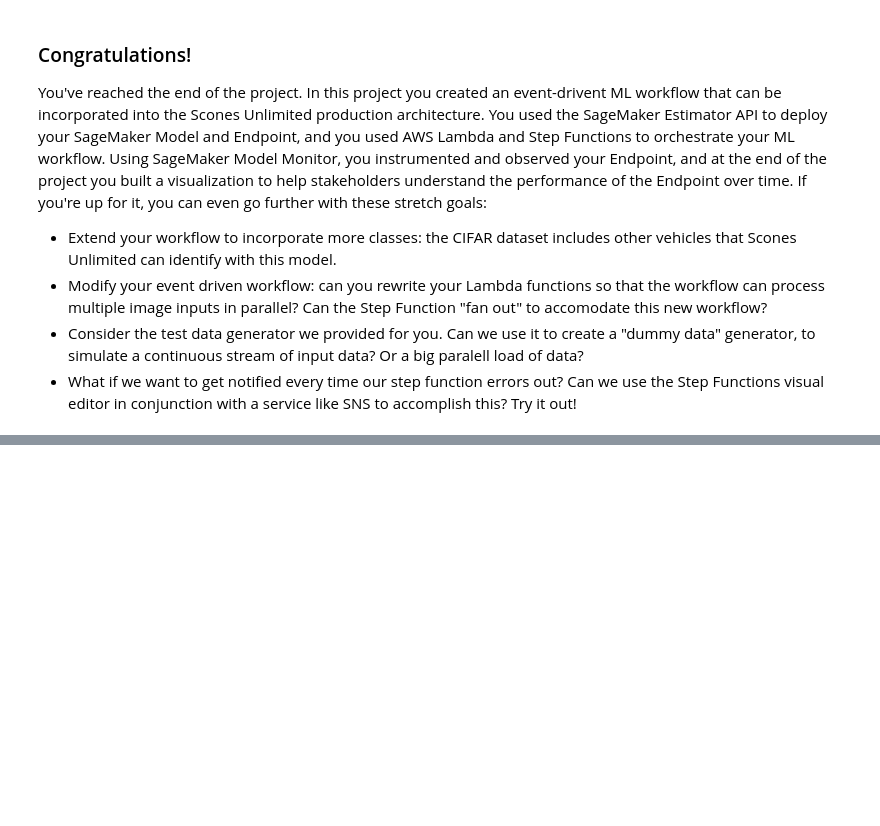
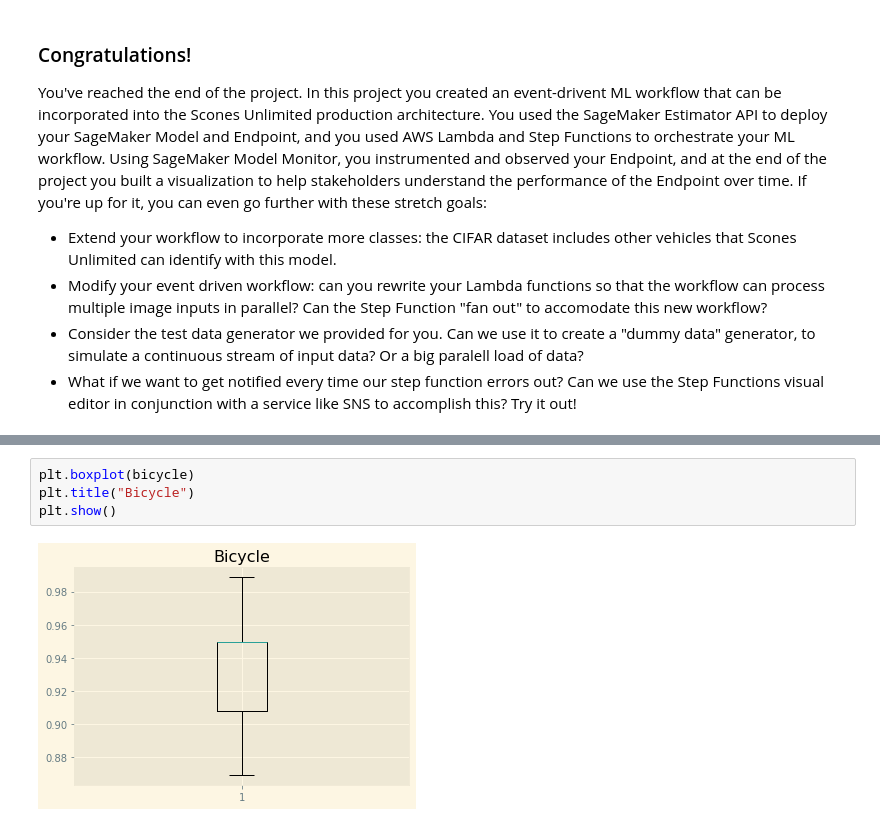
Before and after one commit to dhana2552/scones-unlimited, a Jupyter notebook: starter.ipynb, the cells around one changed output, grey strips where cells are left out. Drawn from its saved outputs; the diff is of its cells as text; blank space fills up the shorter version.

```diff
--- a/starter.ipynb
+++ b/starter.ipynb
@@ -800,0 +787,6 @@ Missed to get the inference list from 1st execution and so executed whole notebo
+# %%
+plt.boxplot(bicycle)
+plt.title("Bicycle")
+plt.show()
+# %% [output]
+[figure, added]
```
Also changed, not shown: parts of 23 cells of this notebook, 4 other files.
